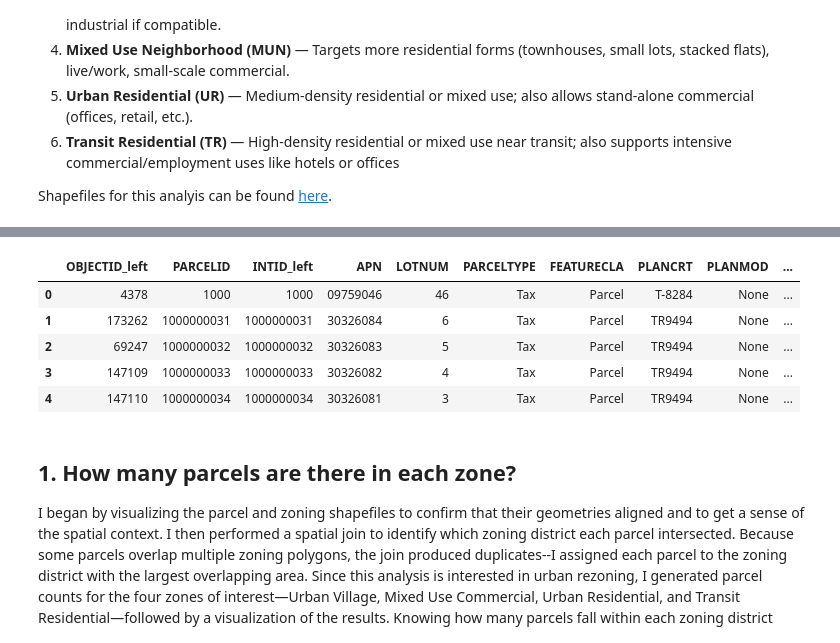
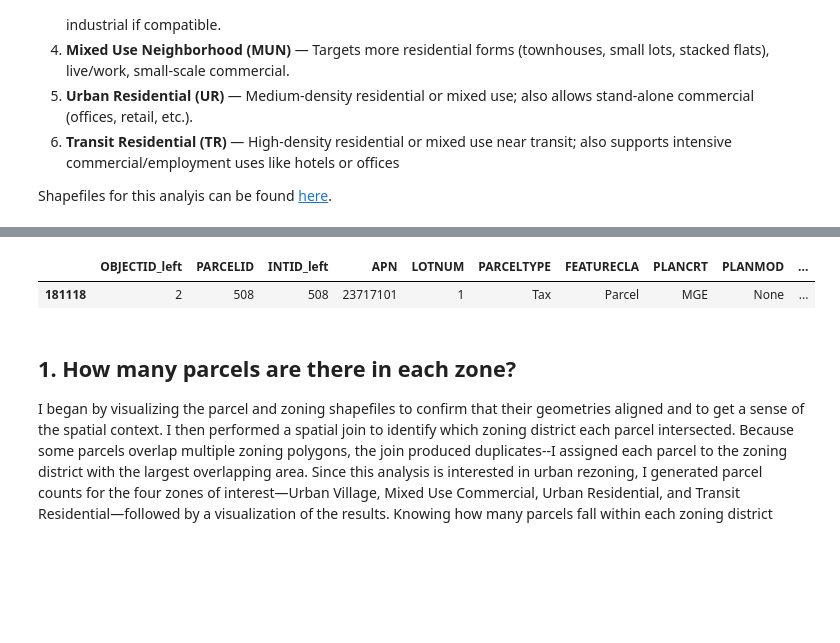
Before and after one commit to kaseyzapatka/sanjose_transit_equity, a Jupyter notebook: code/02_exploratory.ipynb, the cells around one changed output, grey strips where cells are left out. Saved outputs shown, nothing was run; the diff lists cells and outputs as text; code cells hidden in the pictures; blank space fills up the shorter version.

```diff
--- a/code/02_exploratory.ipynb
+++ b/code/02_exploratory.ipynb
@@ -38,14 +48,11 @@ equity = gpd.read_parquet("../output/equity.parquet")
 # %%
 # view
-parcels.head()
+#parcels.head()
+parcels.query("PARCELID == '508' ")
 #sj_acs.head()
 # %% [output]
 |  | OBJECTID_left | PARCELID | INTID_left | APN | LOTNUM | PARCELTYPE | FEATURECLA | PLANCRT | PLANMOD | ... |
-| 0 | 4378 | 1000 | 1000 | 09759046 | 46 | Tax | Parcel | T-8284 | None | ... |
-| 1 | 173262 | 1000000031 | 1000000031 | 30326084 | 6 | Tax | Parcel | TR9494 | None | ... |
-| 2 | 69247 | 1000000032 | 1000000032 | 30326083 | 5 | Tax | Parcel | TR9494 | None | ... |
-| 3 | 147109 | 1000000033 | 1000000033 | 30326082 | 4 | Tax | Parcel | TR9494 | None | ... |
-| 4 | 147110 | 1000000034 | 1000000034 | 30326081 | 3 | Tax | Parcel | TR9494 | None | ... |
+| 181118 | 2 | 508 | 508 | 23717101 | 1 | Tax | Parcel | MGE | None | ... |
 # %% [markdown]
 ## 1. How many parcels are there in each zone?
 
```
Also changed, not shown: parts of 3 cells of this notebook.
